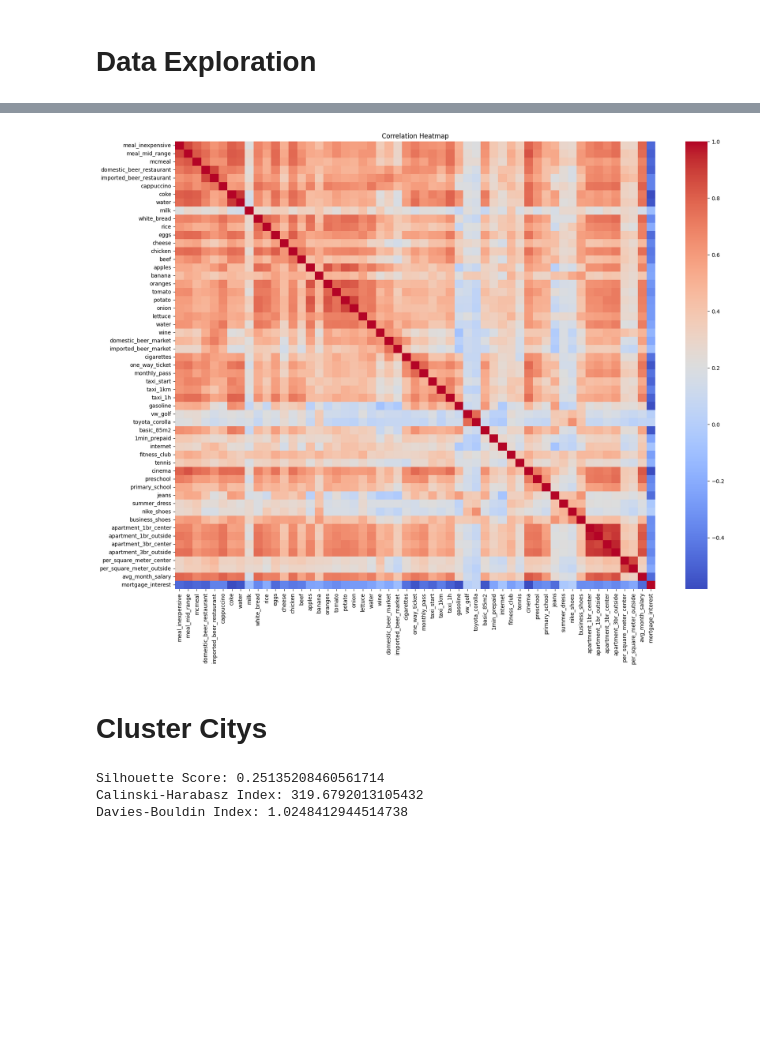
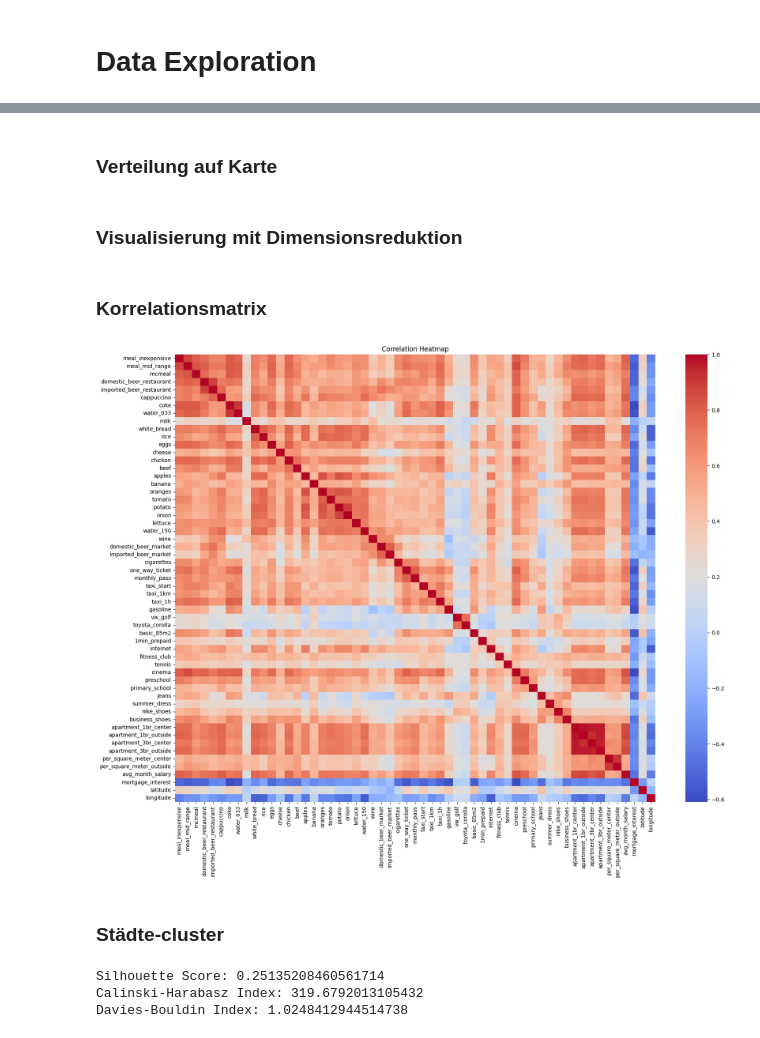
Before and after one commit to GehriJan/data-science-exam, a Jupyter notebook: data_science_exam.ipynb, the cells around one changed output, grey strips where cells are left out. Saved outputs shown, nothing was run; the diff lists cells and outputs as text; code cells hidden in the pictures; blank space fills up the shorter version.

```diff
--- a/data_science_exam.ipynb
+++ b/data_science_exam.ipynb
@@ -264,0 +137,7 @@ TypeError: unsupported operand type(s) for /: 'str' and 'int'
+# %%
+df = (
+    df
+    [df["data_quality"]==1]
+    .reset_index(drop=True)
+    .drop("data_quality", axis="columns")
+)
@@ -264,0 +385,4 @@ TypeError: unsupported operand type(s) for /: 'str' and 'int'
+# %%
+df_numeric = df.loc[:, df.dtypes.index[df.dtypes=="float64"]]
+print("Filling " + str(df_numeric.isna().sum().sum()) + " na values.")
+df.loc[:, df.dtypes.index[df.dtypes=="float64"]] = df_numeric.fillna(df_numeric.median())
@@ -264,0 +391,27 @@ TypeError: unsupported operand type(s) for /: 'str' and 'int'
+# %%
+import seaborn as sns
+from scipy.spatial.distance import mahalanobis
+import numpy as np
+
+q = 0.95
+df_numeric = df.loc[:, df.dtypes.index[df.dtypes=="float64"]]
+
+middle = (df_numeric.sum()/df_numeric.count()).to_numpy()
+inv_cov = np.linalg.inv(np.cov(df_numeric.T))
+
+mahalanobis_series = (
+    df_numeric
+    .apply(lambda x: mahalanobis(x, middle, inv_cov), axis="columns")
+)
+
+quantile = mahalanobis_series.quantile(q)
+print("Removing " + str(df_numeric[mahalanobis_series > quantile].shape[0]) +\
+    " multivariate outliers.")
+df = df[mahalanobis_series <= quantile]
+
+ax = sns.histplot(mahalanobis_series, bins=40)
+ax.set(
+    title=f"Distribution of different cities' Mahalanobis distances, q({q})={quantile:.2f}",
+    xlabel="Mahalanobi distances",
+)
+plt.show()
@@ -268,0 +432,2 @@ Für einige Spalten gibt es besonders viele Nullwerte
+# %% [markdown]
+### Verteilung auf Karte
@@ -268,0 +451,2 @@ Für einige Spalten gibt es besonders viele Nullwerte
+# %% [markdown]
+### Visualisierung mit Dimensionsreduktion
@@ -269,27 +478,25 @@ Für einige Spalten gibt es besonders viele Nullwerte
+# %% [markdown]
+### Korrelationsmatrix
 # %%
+import matplotlib.pyplot as plt
 import seaborn as sns
 
 numeric_columns = df.select_dtypes(np.number)
-
-
-numeric_columns.drop("data_quality", axis=1, inplace=True)
-
-import matplotlib.pyplot as plt
 
 # Compute correlation matrix
 correlation_matrix = numeric_columns.corr()
 
 # Plot heatmap with all column names displayed
 plt.figure(figsize=(20, 15))
 sns.heatmap(correlation_matrix, annot=False, cmap="coolwarm", fmt=".2f", xticklabels=True, yticklabels=True)
 plt.title("Correlation Heatmap")
 plt.xticks(rotation=90)
 plt.yticks(rotation=0)
 plt.show()
 # %% [output]
-[figure, old version]
+[figure, new version]
-# %% [markdown]
-# Cluster Citys
+# %% [markdown]
+### Städte-cluster
 # %%
 from sklearn.cluster import KMeans
 
```
Also changed, not shown: parts of 67 cells of this notebook.
